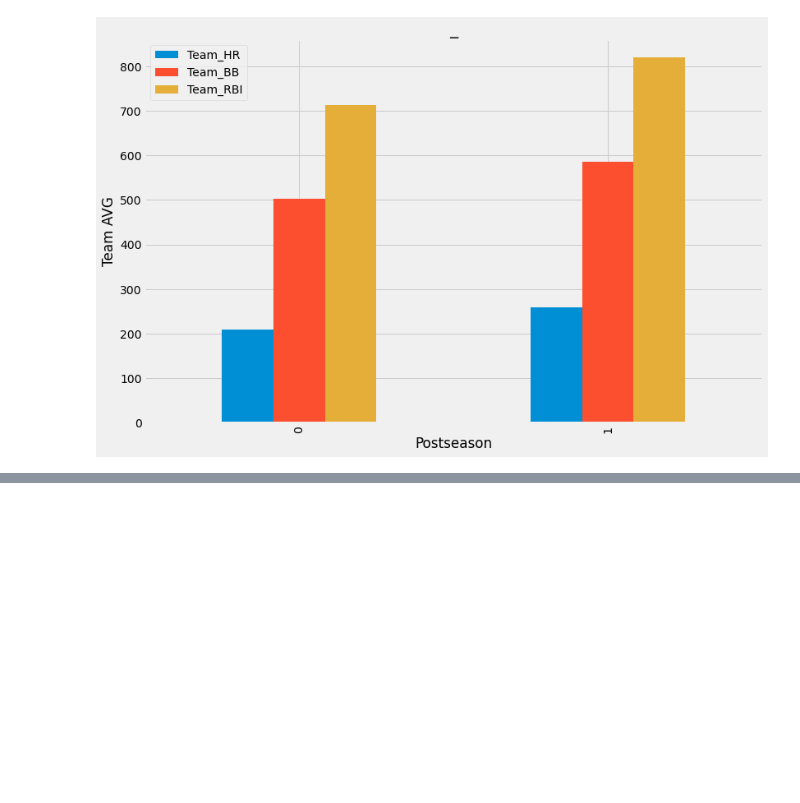
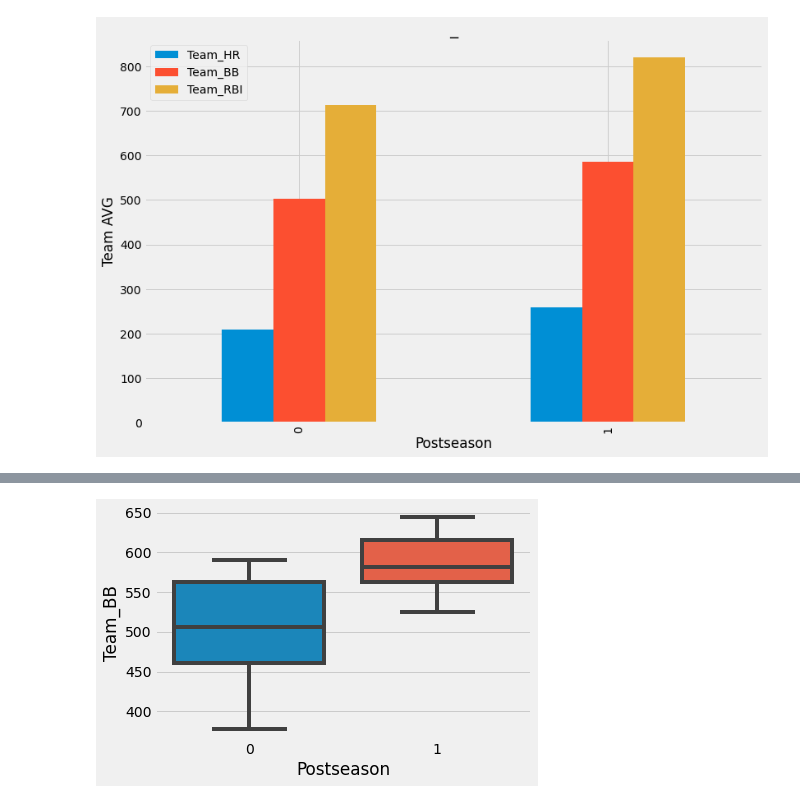
Before and after one commit to jmg0144/mlb-analysis, a Jupyter notebook: MLB-Analysis.ipynb, the cells around one changed output, grey strips where cells are left out. Cells and saved outputs as stored; diff of their text form; code cells hidden in the pictures; blank space fills up the shorter version.

```diff
--- a/MLB-Analysis.ipynb
+++ b/MLB-Analysis.ipynb
@@ -318,2 +285,3 @@ plt.ylabel('Team');
 # %%
-sns.boxplot(x='Postseason', y='Team_HR', data=df_2);
+def boxplot(y):
+    sns.boxplot(x='Postseason', y=y, data=df_2);
@@ -321,0 +292,4 @@ sns.boxplot(x='Postseason', y='Team_HR', data=df_2);
+# %%
+boxplot('Team_BB')
+# %% [output]
+[figure, added]
```
Also changed, not shown: parts of 27 cells of this notebook.
